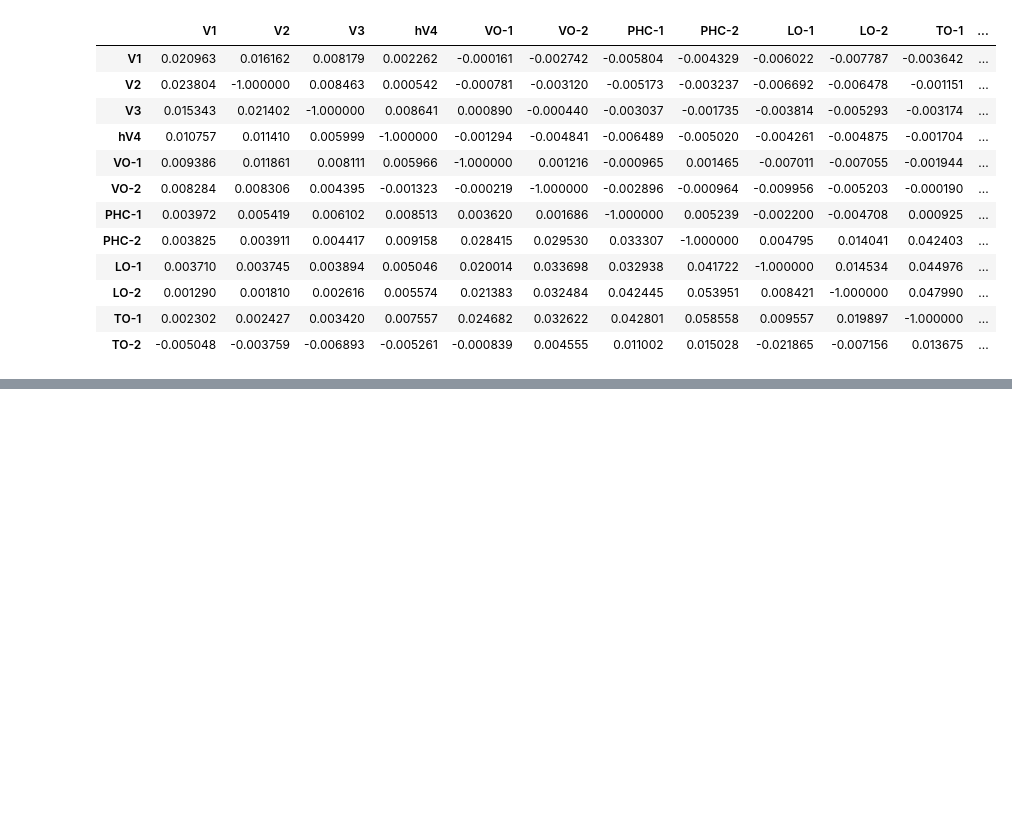
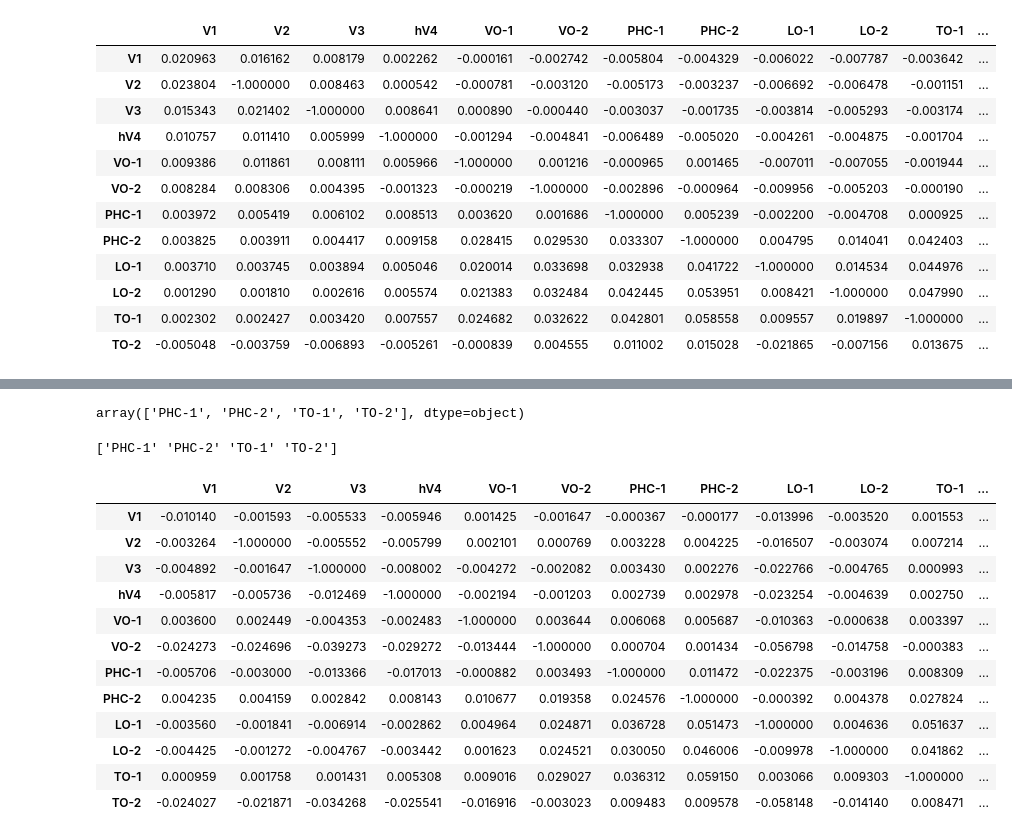
Before and after one commit to StanBgy/Thesis, a Jupyter notebook: src/create_model_bestROI.ipynb, the cells around one changed output, grey strips where cells are left out. Drawn from its saved outputs; the diff is of its cells as text; code cells hidden in the pictures; blank space fills up the shorter version.

```diff
--- a/src/create_model_bestROI.ipynb
+++ b/src/create_model_bestROI.ipynb
@@ -373,0 +392,24 @@ full_results
+# %%
+np.unique(check[:, -1])
+# %% [output]
+array(['PHC-1', 'PHC-2', 'TO-1', 'TO-2'], dtype=object)
+# %%
+subj01_results = pd.DataFrame(results_both_hemis[2], columns=rois.keys(), index=rois.keys())
+subj01_results["best_roi"]  = subj01_results.idxmax(axis=1)
+print(np.unique(subj01_results["best_roi"]))
+subj01_results
+# %% [output]
+['PHC-1' 'PHC-2' 'TO-1' 'TO-2']
+|  | V1 | V2 | V3 | hV4 | VO-1 | VO-2 | PHC-1 | PHC-2 | LO-1 | LO-2 | TO-1 | ... |
+| V1 | -0.010140 | -0.001593 | -0.005533 | -0.005946 | 0.001425 | -0.001647 | -0.000367 | -0.000177 | -0.013996 | -0.003520 | 0.001553 | ... |
+| V2 | -0.003264 | -1.000000 | -0.005552 | -0.005799 | 0.002101 | 0.000769 | 0.003228 | 0.004225 | -0.016507 | -0.003074 | 0.007214 | ... |
+| V3 | -0.004892 | -0.001647 | -1.000000 | -0.008002 | -0.004272 | -0.002082 | 0.003430 | 0.002276 | -0.022766 | -0.004765 | 0.000993 | ... |
+| hV4 | -0.005817 | -0.005736 | -0.012469 | -1.000000 | -0.002194 | -0.001203 | 0.002739 | 0.002978 | -0.023254 | -0.004639 | 0.002750 | ... |
+| VO-1 | 0.003600 | 0.002449 | -0.004353 | -0.002483 | -1.000000 | 0.003644 | 0.006068 | 0.005687 | -0.010363 | -0.000638 | 0.003397 | ... |
+| VO-2 | -0.024273 | -0.024696 | -0.039273 | -0.029272 | -0.013444 | -1.000000 | 0.000704 | 0.001434 | -0.056798 | -0.014758 | -0.000383 | ... |
+| PHC-1 | -0.005706 | -0.003000 | -0.013366 | -0.017013 | -0.000882 | 0.003493 | -1.000000 | 0.011472 | -0.022375 | -0.003196 | 0.008309 | ... |
+| PHC-2 | 0.004235 | 0.004159 | 0.002842 | 0.008143 | 0.010677 | 0.019358 | 0.024576 | -1.000000 | -0.000392 | 0.004378 | 0.027824 | ... |
+| LO-1 | -0.003560 | -0.001841 | -0.006914 | -0.002862 | 0.004964 | 0.024871 | 0.036728 | 0.051473 | -1.000000 | 0.004636 | 0.051637 | ... |
+| LO-2 | -0.004425 | -0.001272 | -0.004767 | -0.003442 | 0.001623 | 0.024521 | 0.030050 | 0.046006 | -0.009978 | -1.000000 | 0.041862 | ... |
+| TO-1 | 0.000959 | 0.001758 | 0.001431 | 0.005308 | 0.009016 | 0.029027 | 0.036312 | 0.059150 | 0.003066 | 0.009303 | -1.000000 | ... |
+| TO-2 | -0.024027 | -0.021871 | -0.034268 | -0.025541 | -0.016916 | -0.003023 | 0.009483 | 0.009578 | -0.058148 | -0.014140 | 0.008471 | ... |
```
Also changed, not shown: parts of 3 cells of this notebook, 3 other files.
